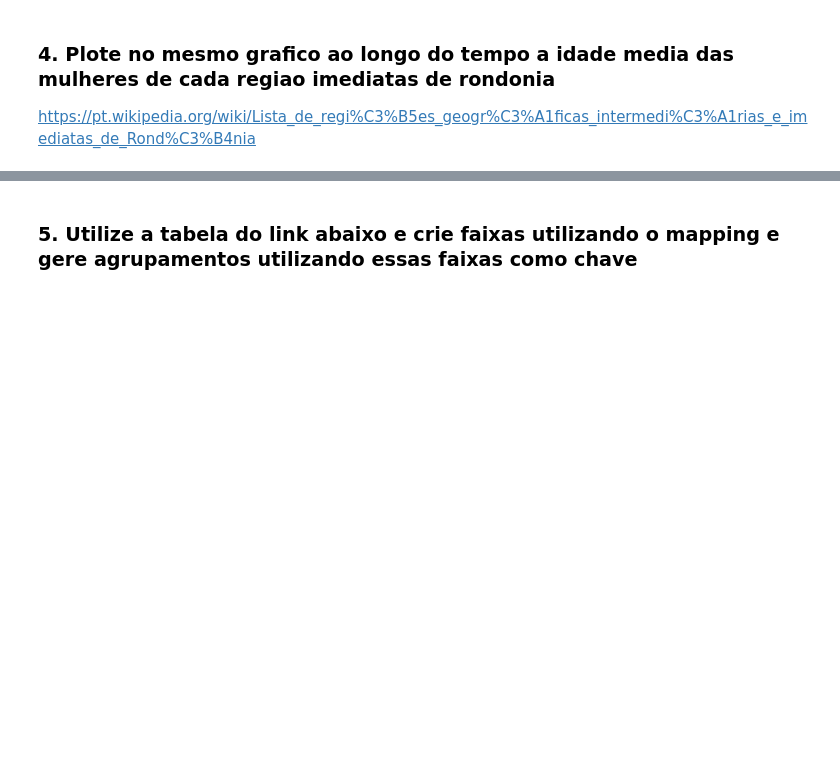
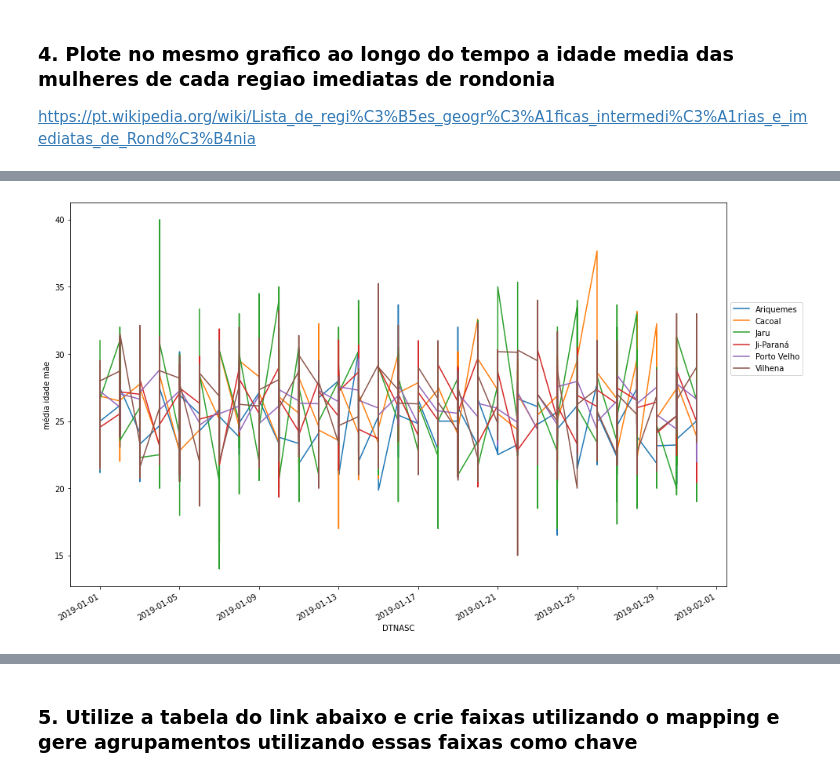
Before and after one commit to RochaKleiton/EBAC_voltazero, a Jupyter notebook: Modulos/09/Mod9Tarefa2.ipynb, the cells around one changed output, grey strips where cells are left out. Saved outputs shown, nothing was run; the diff lists cells and outputs as text; code cells hidden in the pictures; blank space fills up the shorter version.

```diff
--- a/Modulos/09/Mod9Tarefa2.ipynb
+++ b/Modulos/09/Mod9Tarefa2.ipynb
@@ -173,0 +173,8 @@ pd.pivot_table(sinasc_raw,values='IDADEMAE',index='munResNome',columns='DTNASC')
+# %%
+sinasc_2 = sinasc_raw.set_index('munResNome')
+sinasc_2.groupby(['DTNASC',intermediarias])['IDADEMAE'].mean().unstack().plot()
+plt.ylabel('média idade mãe')
+plt.legend(loc='upper left',bbox_to_anchor=(1,0.75))
+plt.gcf().set_size_inches(15,10)
+# %% [output]
+[figure, added]
```
Also changed, not shown: parts of 6 cells of this notebook.
